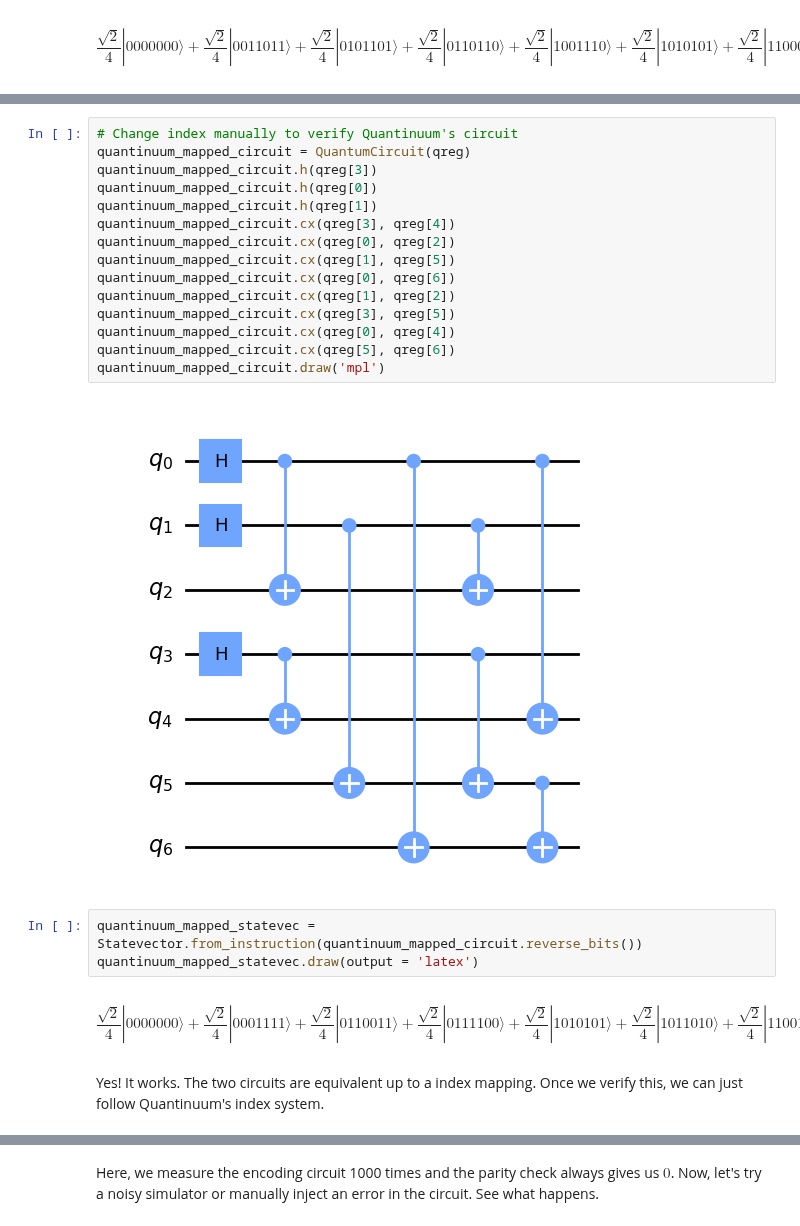
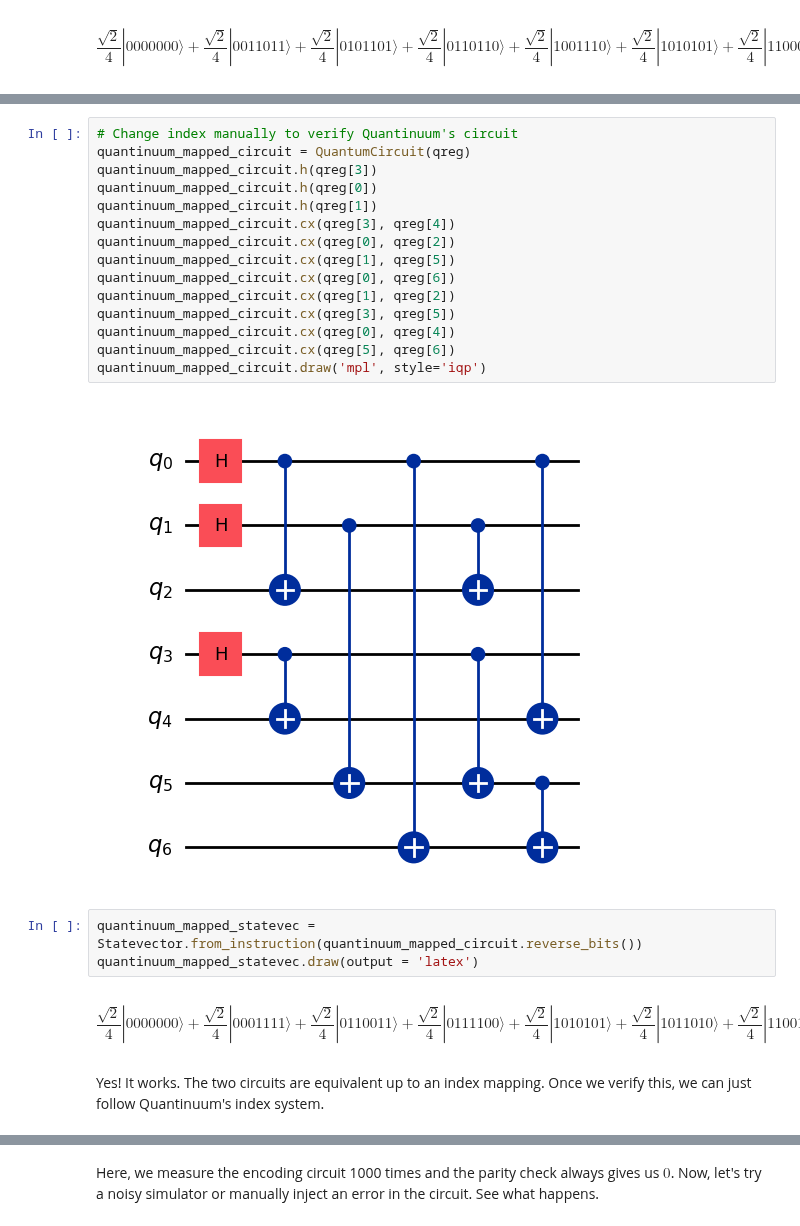
Before and after one commit to GT-Quantum-Computing-Association/LogicalQ, a Jupyter notebook: demos/SteaneCode-Encoding.ipynb, the cells around one changed output, grey strips where cells are left out. Cells and saved outputs as stored; diff of their text form.

```diff
--- a/demos/SteaneCode-Encoding.ipynb
+++ b/demos/SteaneCode-Encoding.ipynb
@@ -100,27 +100,27 @@ $$
 # %%
 # Change index manually to verify Quantinuum's circuit
 quantinuum_mapped_circuit = QuantumCircuit(qreg)
 quantinuum_mapped_circuit.h(qreg[3])
 quantinuum_mapped_circuit.h(qreg[0])
 quantinuum_mapped_circuit.h(qreg[1])
 quantinuum_mapped_circuit.cx(qreg[3], qreg[4])
 quantinuum_mapped_circuit.cx(qreg[0], qreg[2])
 quantinuum_mapped_circuit.cx(qreg[1], qreg[5])
 quantinuum_mapped_circuit.cx(qreg[0], qreg[6])
 quantinuum_mapped_circuit.cx(qreg[1], qreg[2])
 quantinuum_mapped_circuit.cx(qreg[3], qreg[5])
 quantinuum_mapped_circuit.cx(qreg[0], qreg[4])
 quantinuum_mapped_circuit.cx(qreg[5], qreg[6])
-quantinuum_mapped_circuit.draw('mpl')
+quantinuum_mapped_circuit.draw('mpl', style='iqp')
 # %% [output]
-[figure, old version]
+[figure, new version]
 # %%
 quantinuum_mapped_statevec = Statevector.from_instruction(quantinuum_mapped_circuit.reverse_bits())
 quantinuum_mapped_statevec.draw(output = 'latex')
 # %% [output]
 $$\frac{\sqrt{2}}{4} |0000000\rangle+\frac{\sqrt{2}}{4} |0001111\rangle+\frac{\sqrt{2}}{4} |0110011\rangle+\frac{\sqrt{2}}{4} |0111100\rangle+\frac{\sqrt{2}}{4} |1010101\rangle+\frac{\sqrt{2}}{4} |1011010\rangle+\frac{\sqrt{2}}{4} |1100110\rangle+\frac{\sqrt{2}}{4} |1101001\rangle$$
 # %% [markdown]
-Yes! It works. The two circuits are equivalent up to a index mapping. Once we verify this, we can just follow Quantinuum's index system.
+Yes! It works. The two circuits are equivalent up to an index mapping. Once we verify this, we can just follow Quantinuum's index system.
 # %% [markdown]
 ## FT Implementation
 
```
Also changed, not shown: parts of 11 cells of this notebook, 1 other file.
